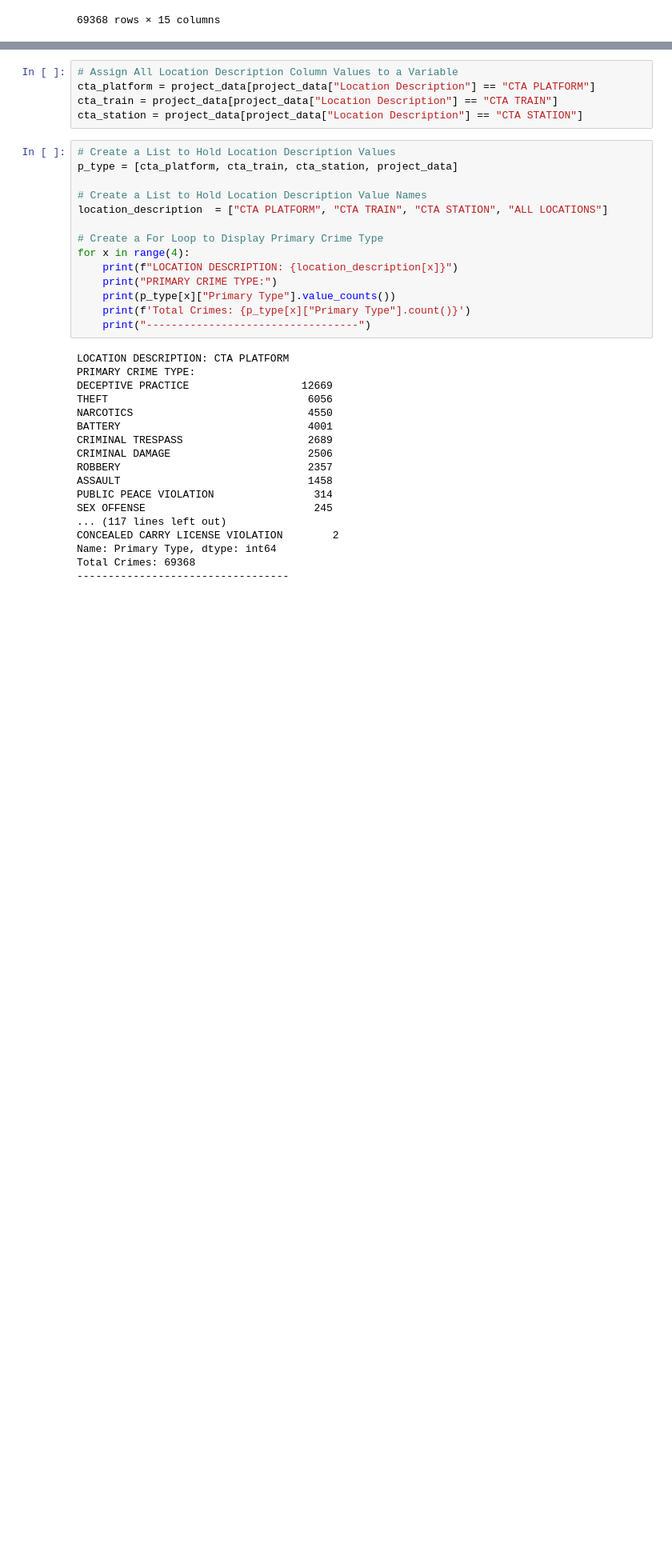
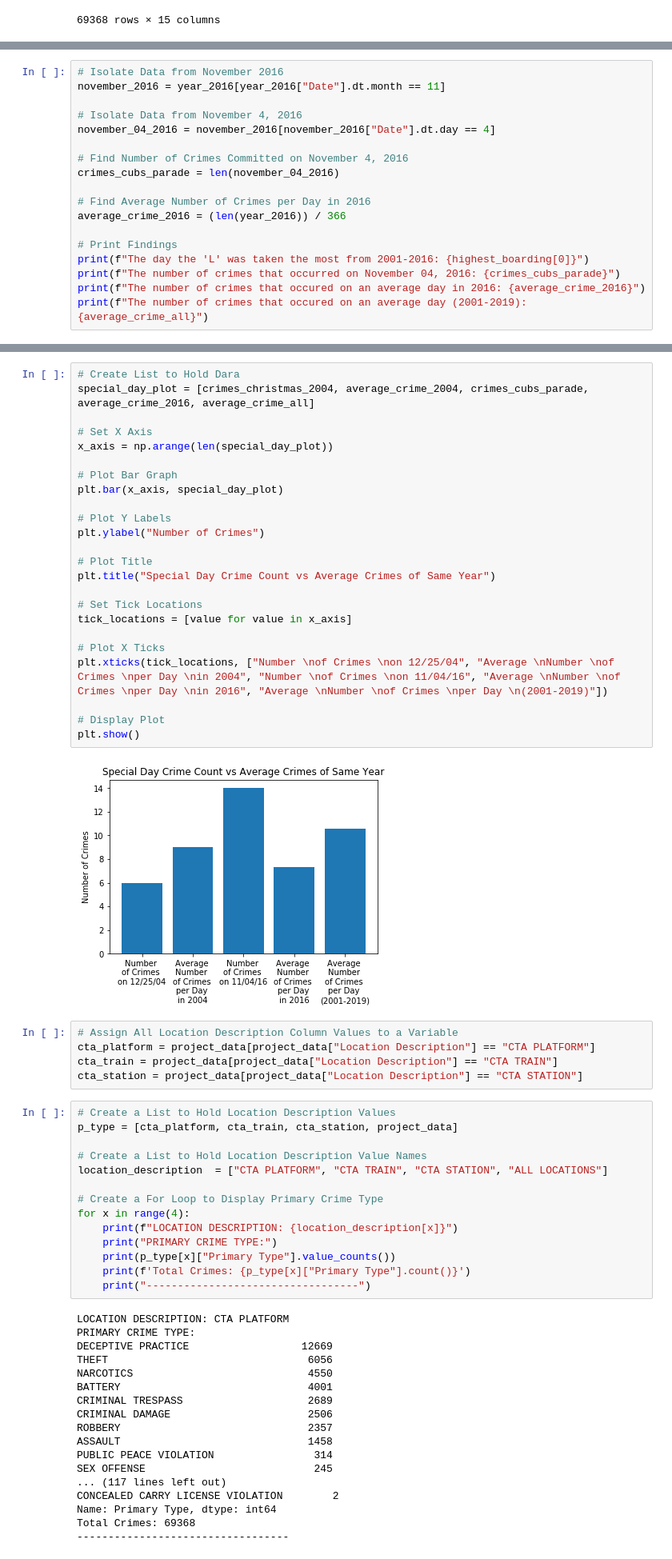
Before and after one commit to o0oo000o0o0o/Project-1, a Jupyter notebook: project.ipynb, the cells around one changed output, grey strips where cells are left out. Shown: that part at 80% size. Drawn from its saved outputs; the diff is of its cells as text; blank space fills up the shorter version.

Commit message:
add special dates graph

```diff
--- a/project.ipynb
+++ b/project.ipynb
@@ -85,0 +121,18 @@ Name: Date, Length: 7061, dtype: object
+# %%
+# Isolate Data from November 2016
+november_2016 = year_2016[year_2016["Date"].dt.month == 11]
+
+# Isolate Data from November 4, 2016
+november_04_2016 = november_2016[november_2016["Date"].dt.day == 4]
+
+# Find Number of Crimes Committed on November 4, 2016
+crimes_cubs_parade = len(november_04_2016)
+
+# Find Average Number of Crimes per Day in 2016
+average_crime_2016 = (len(year_2016)) / 366
+
+# Print Findings
+print(f"The day the 'L' was taken the most from 2001-2016: {highest_boarding[0]}")
+print(f"The number of crimes that occurred on November 04, 2016: {crimes_cubs_parade}")
+print(f"The number of crimes that occured on an average day in 2016: {average_crime_2016}")
+print(f"The number of crimes that occured on an average day (2001-2019): {average_crime_all}")
@@ -86,3 +144,29 @@ Name: Date, Length: 7061, dtype: object
+# %%
+# Create List to Hold Dara
+special_day_plot = [crimes_christmas_2004, average_crime_2004, crimes_cubs_parade, average_crime_2016, average_crime_all]
+
+# Set X Axis
+x_axis = np.arange(len(special_day_plot))
+
+# Plot Bar Graph
+plt.bar(x_axis, special_day_plot)
+
+# Plot Y Labels
+plt.ylabel("Number of Crimes")
+
+# Plot Title
+plt.title("Special Day Crime Count vs Average Crimes of Same Year")
+
+# Set Tick Locations
+tick_locations = [value for value in x_axis]
+
+# Plot X Ticks
+plt.xticks(tick_locations, ["Number \nof Crimes \non 12/25/04", "Average \nNumber \nof Crimes \nper Day \nin 2004", "Number \nof Crimes \non 11/04/16", "Average \nNumber \nof Crimes \nper Day \nin 2016", "Average \nNumber \nof Crimes \nper Day \n(2001-2019)"])
+
+# Display Plot
+plt.show()
+# %% [output]
+[figure, added]
 # %%
 # Assign All Location Description Column Values to a Variable
 cta_platform = project_data[project_data["Location Description"] == "CTA PLATFORM"]
```
Also changed, not shown: parts of 14 cells of this notebook.
